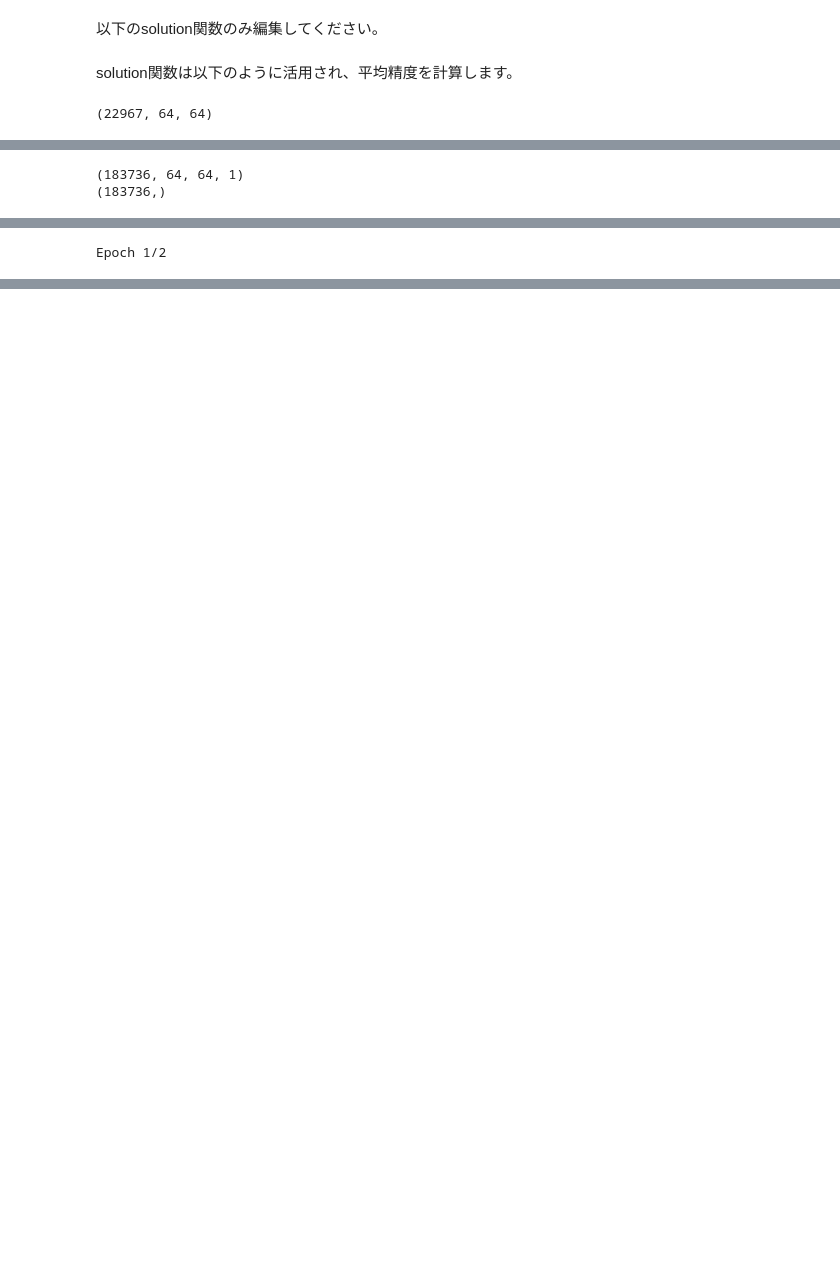
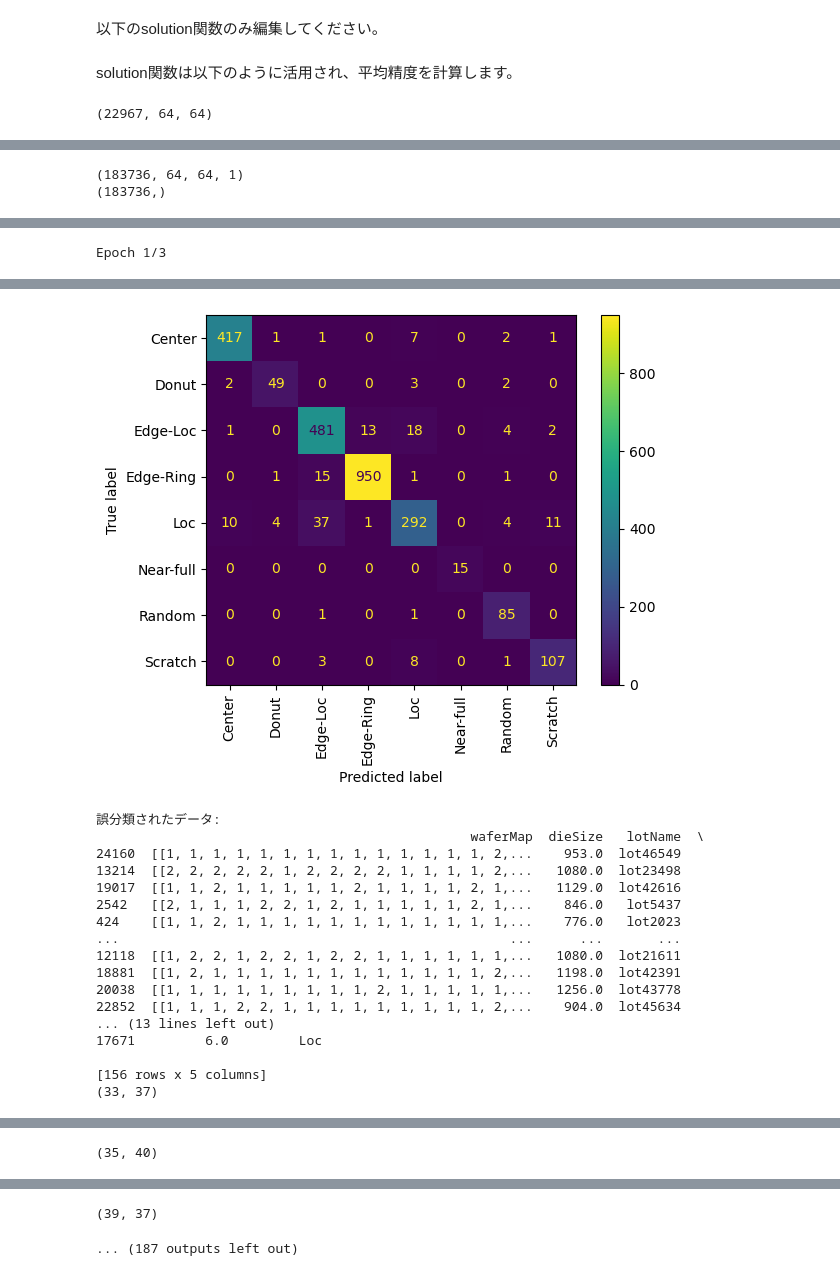
Before and after one commit to bodu0204/particle-detection-quest-2023, a Jupyter notebook: work/02_Submission/02_Submission.ipynb, the cells around one changed output, grey strips where cells are left out. Cells and saved outputs as stored; diff of their text form; code cells hidden in the pictures; blank space fills up the shorter version.

```diff
--- a/work/02_Submission/02_Submission.ipynb
+++ b/work/02_Submission/02_Submission.ipynb
@@ -118,6 +132,9 @@ def solution(x_test_df, train_df):
 solution関数は以下のように活用され、平均精度を計算します。
 # %%
 %%timeit -r 1 -n 1
+
+from sklearn.metrics import ConfusionMatrixDisplay, confusion_matrix
+import matplotlib.pyplot as plt
 
 # データのインポート
 df=pd.read_pickle("../input/LSWMD_25519.pkl")
@@ -143,7 +160,26 @@ if type(y_test_df) == type(user_result_df) and y_test_df.shape == user_result_df
         accuracies[failure_type] = (matching_rows/(len(y_test_df_by_failure_type)))
 
     average_accuracy = sum(accuracies.values())/len(accuracies)
+
 print(f"平均精度：{average_accuracy*100:.2f}%")
+
+# Confusion Matrixを計算
+cm = confusion_matrix(y_test_df, user_result_df, labels=df['failureType'].unique())
+
+# Confusion Matrixを可視化
+ConfusionMatrixDisplay.from_predictions(y_test_df, user_result_df, xticks_rotation="vertical")
+plt.show()
+
+# 誤分類されたデータの抽出
+misclassified_indices = y_test_df.index[y_test_df['failureType'] != user_result_df['failureType']]
+misclassified_data = test_df.loc[misclassified_indices]
+
+# 誤分類されたデータを表示
+print("誤分類されたデータ:")
+print(misclassified_data)
+for map in misclassified_data['waferMap']:
+    print(map.shape)
+    show_img(map)
 # %% [output]
 (22967, 64, 64)
 [figure]
@@ -153 +189 @@ print(f"平均精度：{average_accuracy*100:.2f}%")
-Epoch 1/2
+Epoch 1/3
@@ -159,0 +197,18 @@ Epoch 2/2
+[figure, added]
+誤分類されたデータ:
+                                                waferMap  dieSize   lotName  \
+24160  [[1, 1, 1, 1, 1, 1, 1, 1, 1, 1, 1, 1, 1, 1, 2,...    953.0  lot46549
+13214  [[2, 2, 2, 2, 2, 1, 2, 2, 2, 2, 1, 1, 1, 1, 2,...   1080.0  lot23498
+19017  [[1, 1, 2, 1, 1, 1, 1, 1, 2, 1, 1, 1, 1, 2, 1,...   1129.0  lot42616
+2542   [[2, 1, 1, 1, 2, 2, 1, 2, 1, 1, 1, 1, 1, 2, 1,...    846.0   lot5437
+424    [[1, 1, 2, 1, 1, 1, 1, 1, 1, 1, 1, 1, 1, 1, 1,...    776.0   lot2023
+...                                                  ...      ...       ...
+12118  [[1, 2, 2, 1, 2, 2, 1, 2, 2, 1, 1, 1, 1, 1, 1,...   1080.0  lot21611
+18881  [[1, 2, 1, 1, 1, 1, 1, 1, 1, 1, 1, 1, 1, 1, 2,...   1198.0  lot42391
+20038  [[1, 1, 1, 1, 1, 1, 1, 1, 1, 2, 1, 1, 1, 1, 1,...   1256.0  lot43778
+22852  [[1, 1, 1, 2, 2, 1, 1, 1, 1, 1, 1, 1, 1, 1, 2,...    904.0  lot45634
+... (13 lines left out)
+17671         6.0         Loc
+
+[156 rows x 5 columns]
+(33, 37)
@@ -159,0 +216 @@ Epoch 2/2
+(35, 40)
@@ -159,0 +218,2 @@ Epoch 2/2
+(39, 37)
+... (187 outputs left out)
```
Also changed, not shown: parts of 3 cells of this notebook, 1 other file.
